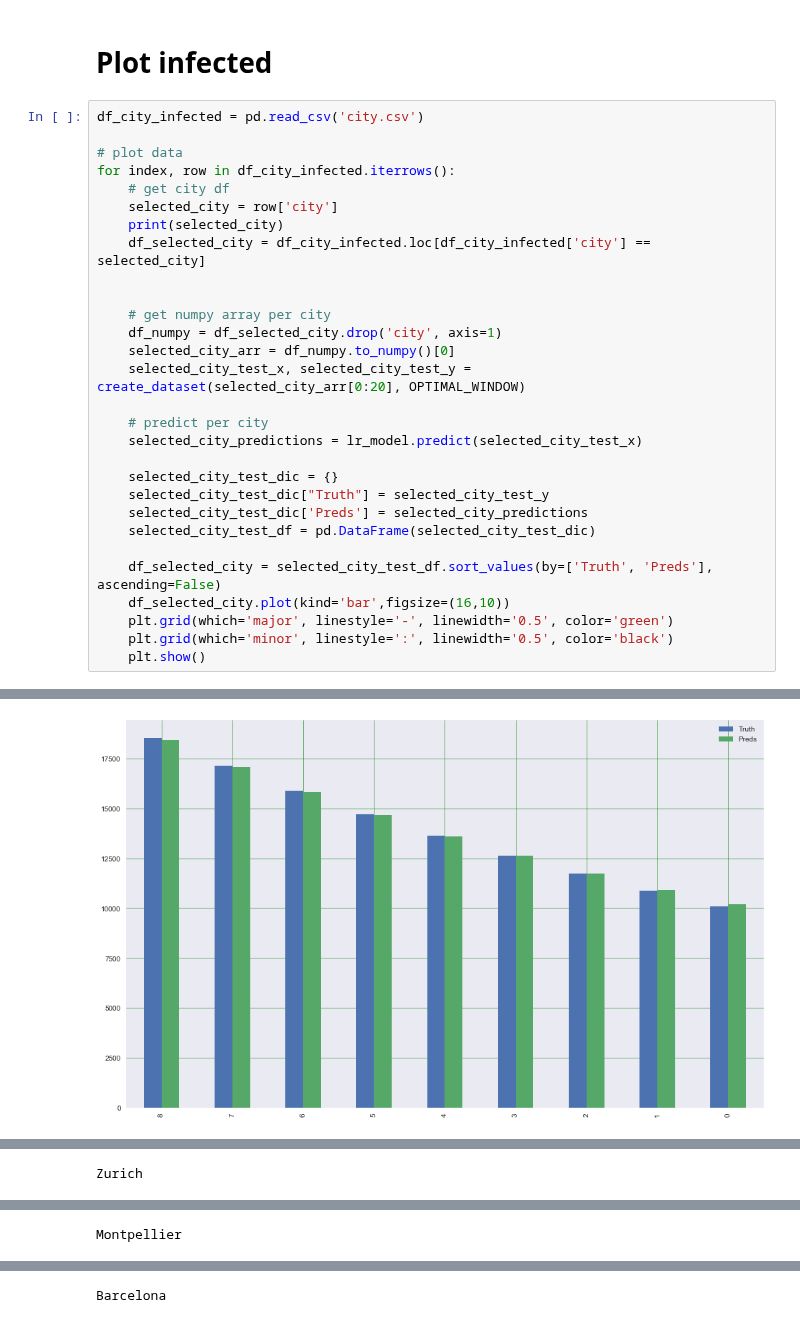
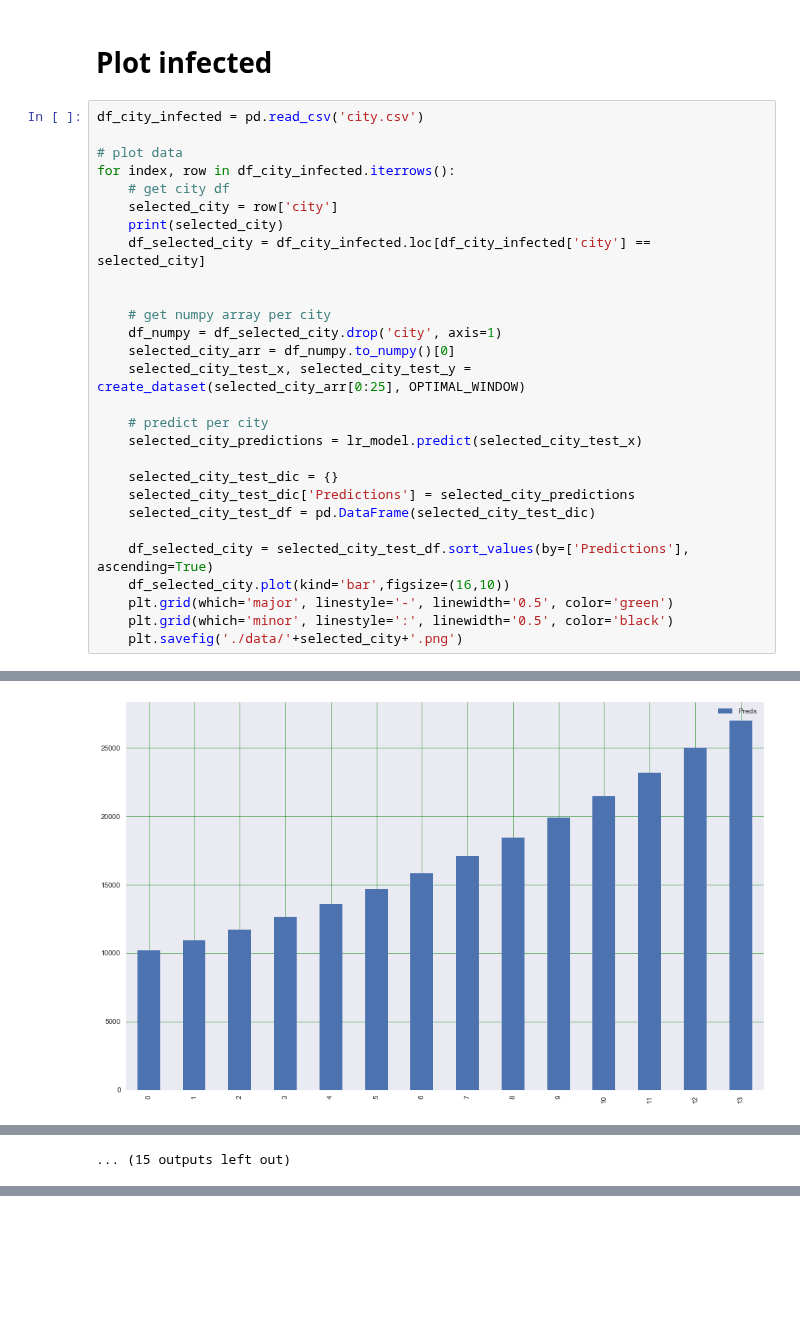
Before and after one commit to TudorMaiereanu/get-a-way, a Jupyter notebook: get-a-way-backend/src/save_city_data.ipynb, the cells around one changed output, grey strips where cells are left out. Saved outputs shown, nothing was run; the diff lists cells and outputs as text; blank space fills up the shorter version.

```diff
--- a/get-a-way-backend/src/save_city_data.ipynb
+++ b/get-a-way-backend/src/save_city_data.ipynb
@@ -144,20 +144,19 @@ for index, row in df_city_infected.iterrows():
     # get numpy array per city
     df_numpy = df_selected_city.drop('city', axis=1)
     selected_city_arr = df_numpy.to_numpy()[0]
-    selected_city_test_x, selected_city_test_y = create_dataset(selected_city_arr[0:20], OPTIMAL_WINDOW)
+    selected_city_test_x, selected_city_test_y = create_dataset(selected_city_arr[0:25], OPTIMAL_WINDOW)
 
     # predict per city
     selected_city_predictions = lr_model.predict(selected_city_test_x)
 
     selected_city_test_dic = {}
-    selected_city_test_dic["Truth"] = selected_city_test_y
-    selected_city_test_dic['Preds'] = selected_city_predictions
+    selected_city_test_dic['Predictions'] = selected_city_predictions
     selected_city_test_df = pd.DataFrame(selected_city_test_dic)
 
-    df_selected_city = selected_city_test_df.sort_values(by=['Truth', 'Preds'], ascending=False)
+    df_selected_city = selected_city_test_df.sort_values(by=['Predictions'], ascending=True)
     df_selected_city.plot(kind='bar',figsize=(16,10))
     plt.grid(which='major', linestyle='-', linewidth='0.5', color='green')
     plt.grid(which='minor', linestyle=':', linewidth='0.5', color='black')
-    plt.show()
+    plt.savefig('./data/'+selected_city+'.png')
 # %% [output]
 Munich
@@ -164 +179 @@ Munich
-[figure, old version]
+[figure, new version]
@@ -165 +190 @@ Munich
-Zurich
+... (15 outputs left out)
@@ -167 +190,0 @@ Zurich
-Montpellier
@@ -169 +190,0 @@ Montpellier
-Barcelona
```
Also changed, not shown: parts of 1 cell of this notebook, 26 other files.
